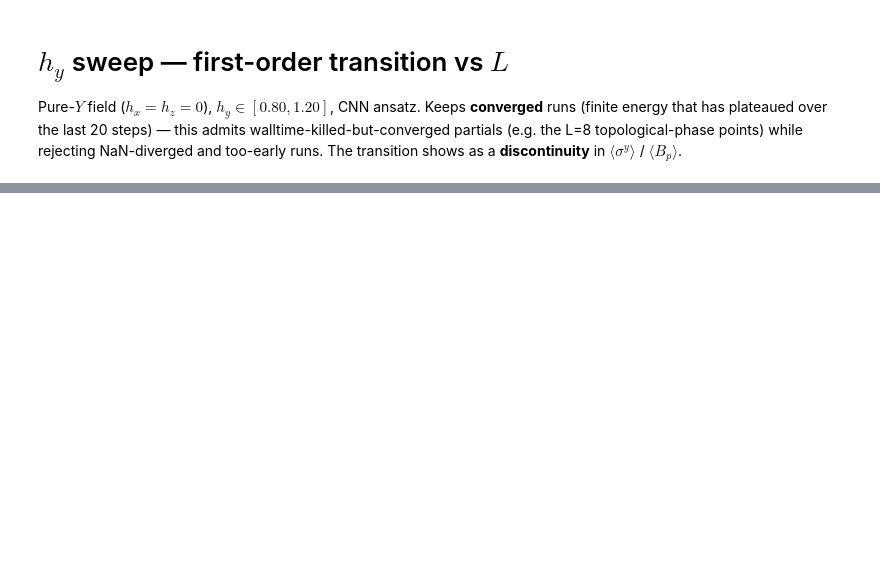
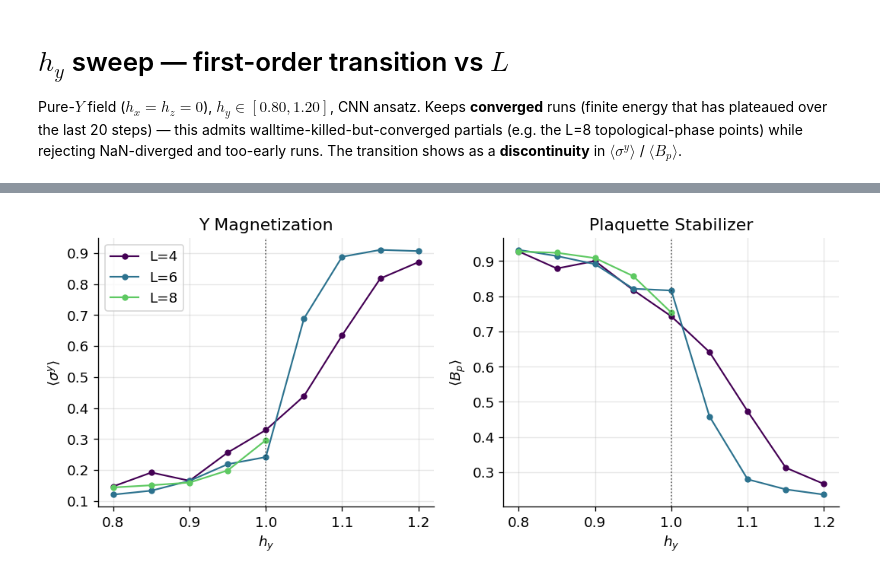
Before and after one commit to SanzharBissenali/2D-TC, a Jupyter notebook: analysis/04_hy_transition.ipynb, the cells around one changed output, grey strips where cells are left out. Cells and saved outputs as stored; diff of their text form; code cells hidden in the pictures; blank space fills up the shorter version.

```diff
--- a/analysis/04_hy_transition.ipynb
+++ b/analysis/04_hy_transition.ipynb
@@ -50,17 +54,19 @@ def curve(L, fn):
 # %%
 # order parameters vs h_y — the first-order jump
 fig, (a1, a2) = plt.subplots(1, 2, figsize=(9, 4), sharex=True)
 for L in Ls:
     hy, y = curve(L, sy); a1.plot(hy, y, "o-", color=cols[L], ms=4, lw=1.3, label=f"L={L}")
     hy, y = curve(L, bp); a2.plot(hy, y, "o-", color=cols[L], ms=4, lw=1.3, label=f"L={L}")
 for ax in (a1, a2):
     ax.axvline(1.0, color="k", ls=":", lw=1, alpha=0.6)               # theory h_c=1
     ax.set_xlabel("$h_y$")
-a1.set(ylabel=r"$\langle\sigma^y\rangle$", title="order parameter")
-a2.set(ylabel=r"$\langle B_p\rangle$", title="plaquette stabilizer")
+a1.set(ylabel=r"$\langle\sigma^y\rangle$", title="Y Magnetization")
+a2.set(ylabel=r"$\langle B_p\rangle$", title="Plaquette Stabilizer")
 a1.legend()
 fig.tight_layout()
 fig.savefig(FIG / "hy_orderparams_vs_L.png", dpi=300, bbox_inches="tight")
+# %% [output]
+[figure, added]
 # %%
 # derivative sharpens the discontinuity: peak in d<sigma^y>/dh_y locates h_c(L)
 fig, ax = plt.subplots(figsize=(5.5, 4))
```
Also changed, not shown: parts of 2 cells of this notebook.
